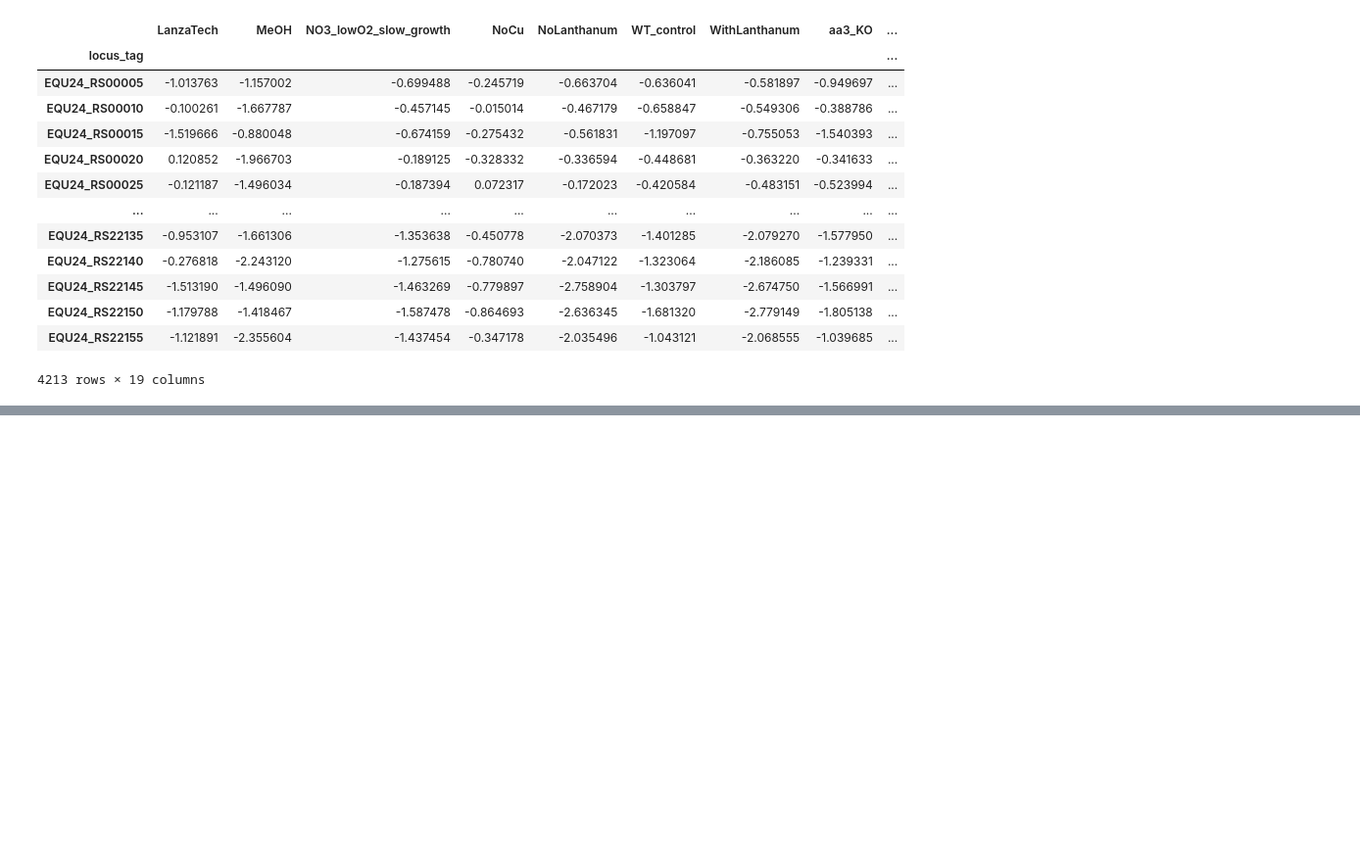
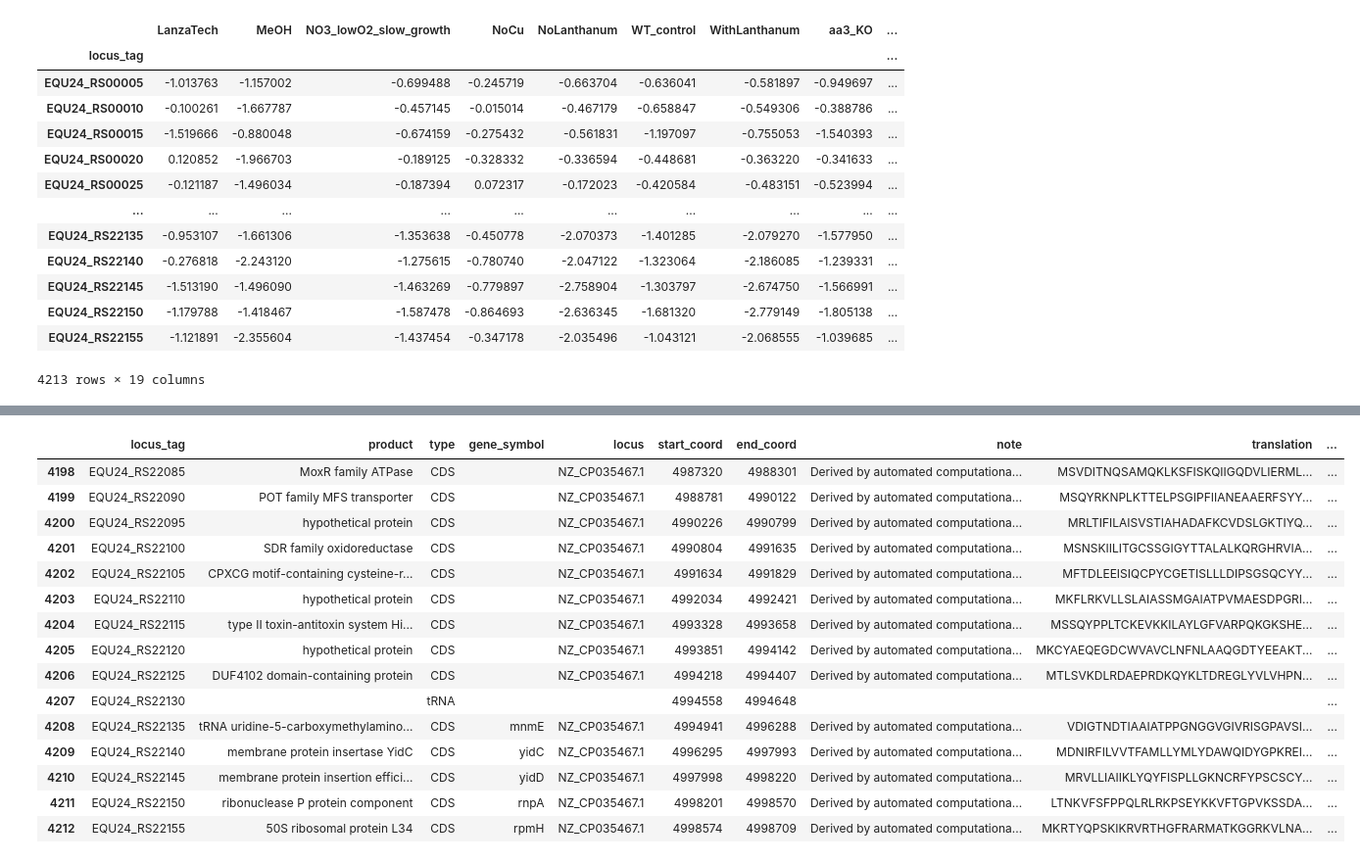
Before and after one commit to erinhwilson/deep-5g-sandbox, a Jupyter notebook: prep_5g_data_for_iMod.ipynb, the cells around one changed output, grey strips where cells are left out. Shown at 98% size. Drawn from its saved outputs; the diff is of its cells as text; code cells hidden in the pictures; blank space fills up the shorter version.

Commit message:
add biocyc predicted transcription units to gene info

```diff
--- a/prep_5g_data_for_iMod.ipynb
+++ b/prep_5g_data_for_iMod.ipynb
@@ -447,0 +464,9 @@ test_load
+# %%
+all_tu = loc2tu['Transcription Units'].values
+tu_id = {}
+
+i = 1
+for x in all_tu:
+    if x not in tu_id:
+        tu_id[x] = i
+        i += 1
@@ -447,0 +493,2 @@ test_load
+# %%
+loc2tu['tu_id'] = loc2tu['Transcription Units'].apply(lambda x: tu_id[x])
@@ -447,0 +522,2 @@ test_load
+# %%
+loc2tu_dict = dict([(x,(y,z)) for x,y,z in loc2tu[['Accession-1','Transcription Units','tu_id']].values ])
@@ -447,0 +544,3 @@ test_load
+# %%
+meta_df['tu_name'] = meta_df['locus_tag'].apply(lambda x: loc2tu_dict[x][0])
+meta_df['tu_id'] = meta_df['locus_tag'].apply(lambda x: loc2tu_dict[x][1])
@@ -447,0 +558,19 @@ test_load
+# %%
+meta_df.tail(15)
+# %% [output]
+|  | locus_tag | product | type | gene_symbol | locus | start_coord | end_coord | note | translation | ... |
+| 4198 | EQU24_RS22085 | MoxR family ATPase | CDS |  | NZ_CP035467.1 | 4987320 | 4988301 | Derived by automated computationa... | MSVDITNQSAMQKLKSFISKQIIGQDVLIERML... | ... |
+| 4199 | EQU24_RS22090 | POT family MFS transporter | CDS |  | NZ_CP035467.1 | 4988781 | 4990122 | Derived by automated computationa... | MSQYRKNPLKTTELPSGIPFIIANEAAERFSYY... | ... |
+| 4200 | EQU24_RS22095 | hypothetical protein | CDS |  | NZ_CP035467.1 | 4990226 | 4990799 | Derived by automated computationa... | MRLTIFILAISVSTIAHADAFKCVDSLGKTIYQ... | ... |
+| 4201 | EQU24_RS22100 | SDR family oxidoreductase | CDS |  | NZ_CP035467.1 | 4990804 | 4991635 | Derived by automated computationa... | MSNSKIILITGCSSGIGYTTALALKQRGHRVIA... | ... |
+| 4202 | EQU24_RS22105 | CPXCG motif-containing cysteine-r... | CDS |  | NZ_CP035467.1 | 4991634 | 4991829 | Derived by automated computationa... | MFTDLEEISIQCPYCGETISLLLDIPSGSQCYY... | ... |
+| 4203 | EQU24_RS22110 | hypothetical protein | CDS |  | NZ_CP035467.1 | 4992034 | 4992421 | Derived by automated computationa... | MKFLRKVLLSLAIASSMGAIATPVMAESDPGRI... | ... |
+| 4204 | EQU24_RS22115 | type II toxin-antitoxin system Hi... | CDS |  | NZ_CP035467.1 | 4993328 | 4993658 | Derived by automated computationa... | MSSQYPPLTCKEVKKILAYLGFVARPQKGKSHE... | ... |
+| 4205 | EQU24_RS22120 | hypothetical protein | CDS |  | NZ_CP035467.1 | 4993851 | 4994142 | Derived by automated computationa... | MKCYAEQEGDCWVAVCLNFNLAAQGDTYEEAKT... | ... |
+| 4206 | EQU24_RS22125 | DUF4102 domain-containing protein | CDS |  | NZ_CP035467.1 | 4994218 | 4994407 | Derived by automated computationa... | MTLSVKDLRDAEPRDKQYKLTDREGLYVLVHPN... | ... |
+| 4207 | EQU24_RS22130 |  | tRNA |  |  | 4994558 | 4994648 |  |  | ... |
+| 4208 | EQU24_RS22135 | tRNA uridine-5-carboxymethylamino... | CDS | mnmE | NZ_CP035467.1 | 4994941 | 4996288 | Derived by automated computationa... | VDIGTNDTIAAIATPPGNGGVGIVRISGPAVSI... | ... |
+| 4209 | EQU24_RS22140 | membrane protein insertase YidC | CDS | yidC | NZ_CP035467.1 | 4996295 | 4997993 | Derived by automated computationa... | MDNIRFILVVTFAMLLYMLYDAWQIDYGPKREI... | ... |
+| 4210 | EQU24_RS22145 | membrane protein insertion effici... | CDS | yidD | NZ_CP035467.1 | 4997998 | 4998220 | Derived by automated computationa... | MRVLLIAIIKLYQYFISPLLGKNCRFYPSCSCY... | ... |
+| 4211 | EQU24_RS22150 | ribonuclease P protein component | CDS | rnpA | NZ_CP035467.1 | 4998201 | 4998570 | Derived by automated computationa... | LTNKVFSFPPQLRLRKPSEYKKVFTGPVKSSDA... | ... |
+| 4212 | EQU24_RS22155 | 50S ribosomal protein L34 | CDS | rpmH | NZ_CP035467.1 | 4998574 | 4998709 | Derived by automated computationa... | MKRTYQPSKIKRVRTHGFRARMATKGGRKVLNA... | ... |
```
Also changed, not shown: parts of 17 cells of this notebook.
